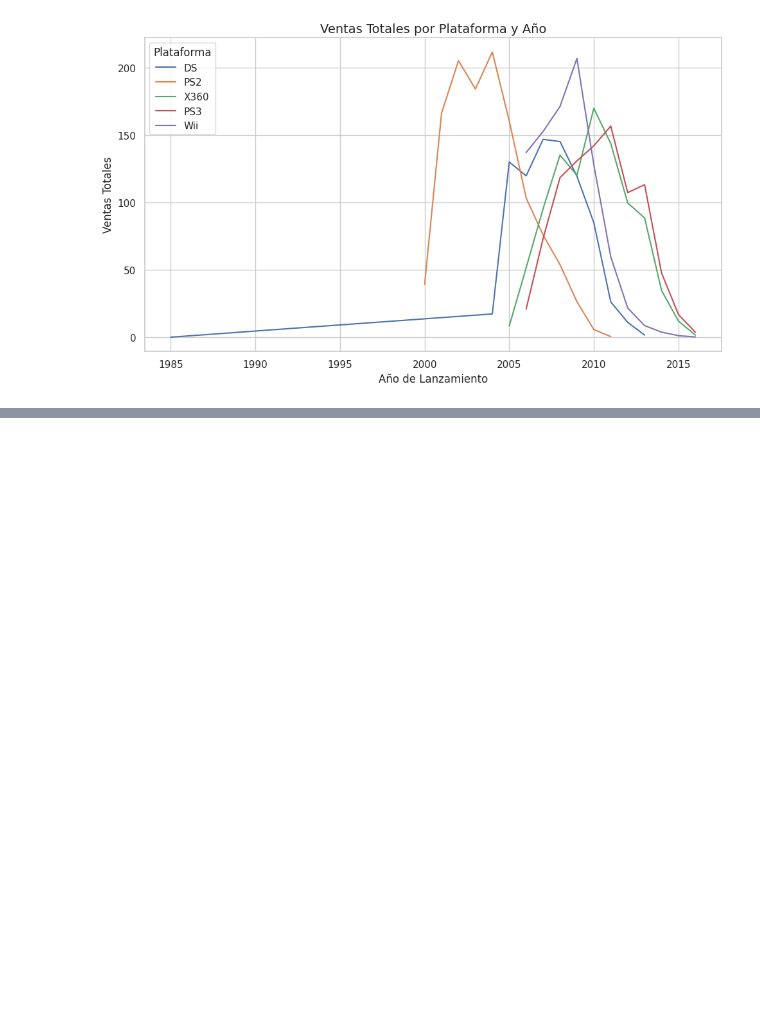
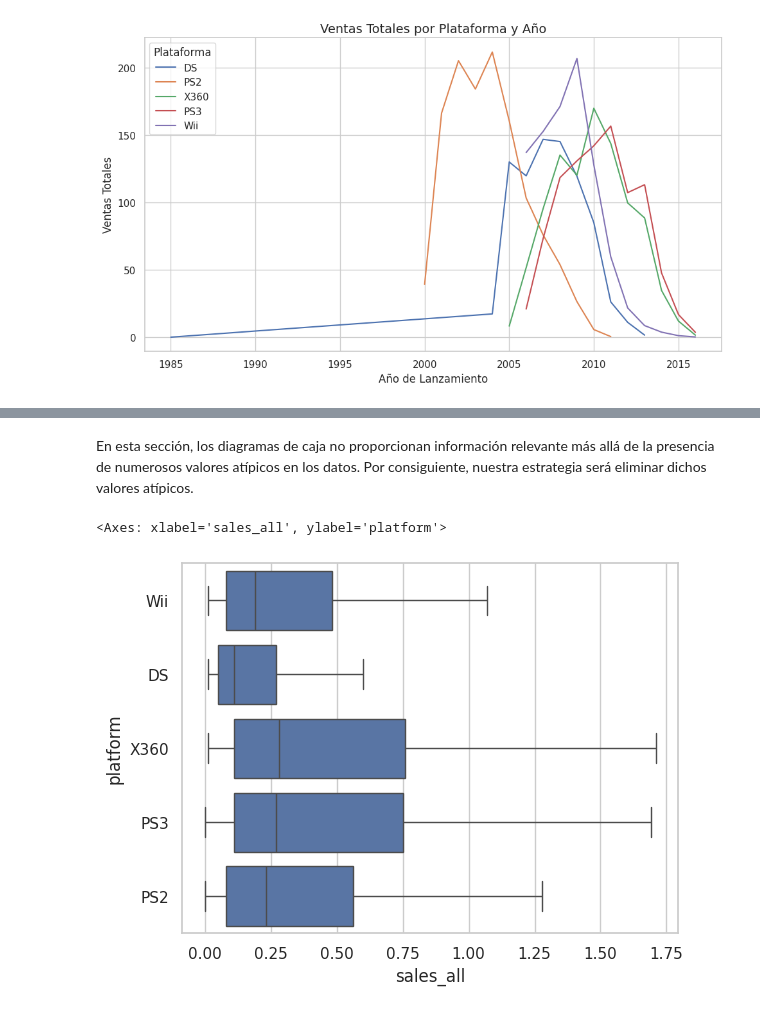
Before and after one commit to Samuelluisjuan/Proyects_Tripleten-Sprin_6_Proyect, a Jupyter notebook: Analitics_company.ipynb, the cells around one changed output, grey strips where cells are left out. Drawn from its saved outputs; the diff is of its cells as text; code cells hidden in the pictures; blank space fills up the shorter version.

```diff
--- a/Analitics_company.ipynb
+++ b/Analitics_company.ipynb
@@ -330,0 +353,8 @@ plt.show()
+# %% [markdown]
+En esta sección, los diagramas de caja no proporcionan información relevante más allá de la presencia de numerosos valores atípicos en los datos. Por consiguiente, nuestra estrategia será eliminar dichos valores atípicos.
+# %%
+# Eliminamos valores atipicos para visualisar el diagrama
+sns.boxplot(data= games, x= 'sales_all', y = 'platform', showfliers=False)
+# %% [output]
+<Axes: xlabel='sales_all', ylabel='platform'>
+[figure, added]
```
Also changed, not shown: parts of 8 cells of this notebook.
